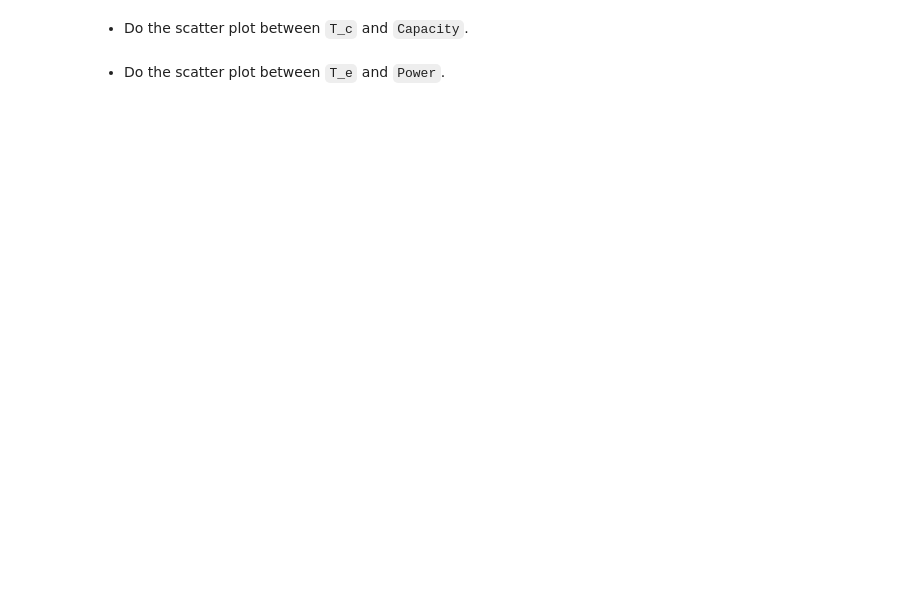
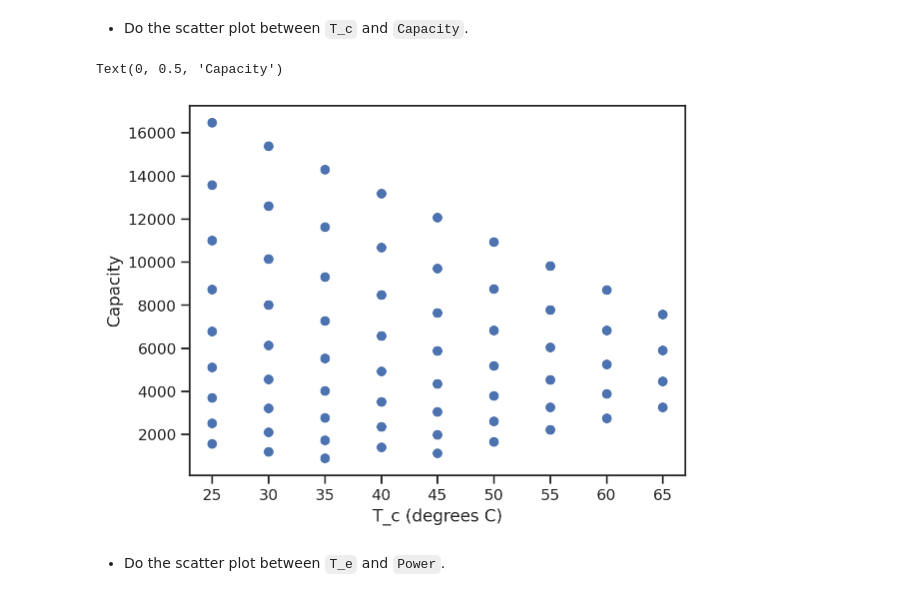
Before and after one commit to NinjaKiwi92/My-First-Repository, a Jupyter notebook: lecture04/homework_04.ipynb, the cells around one changed output. Cells and saved outputs as stored; diff of their text form; code cells hidden in the pictures; blank space fills up the shorter version.

```diff
--- a/lecture04/homework_04.ipynb
+++ b/lecture04/homework_04.ipynb
@@ -76,2 +84,9 @@ NameError: name 'compressor_data' is not defined
+# %%
+plt.scatter(T_c, Capacity)
+plt.xlabel("T_c (degrees C)")
+plt.ylabel("Capacity")
+# %% [output]
+Text(0, 0.5, 'Capacity')
+[figure, added]
 # %% [markdown]
 + Do the scatter plot between `T_e` and `Power`.
```
Also changed, not shown: parts of 14 cells of this notebook.
